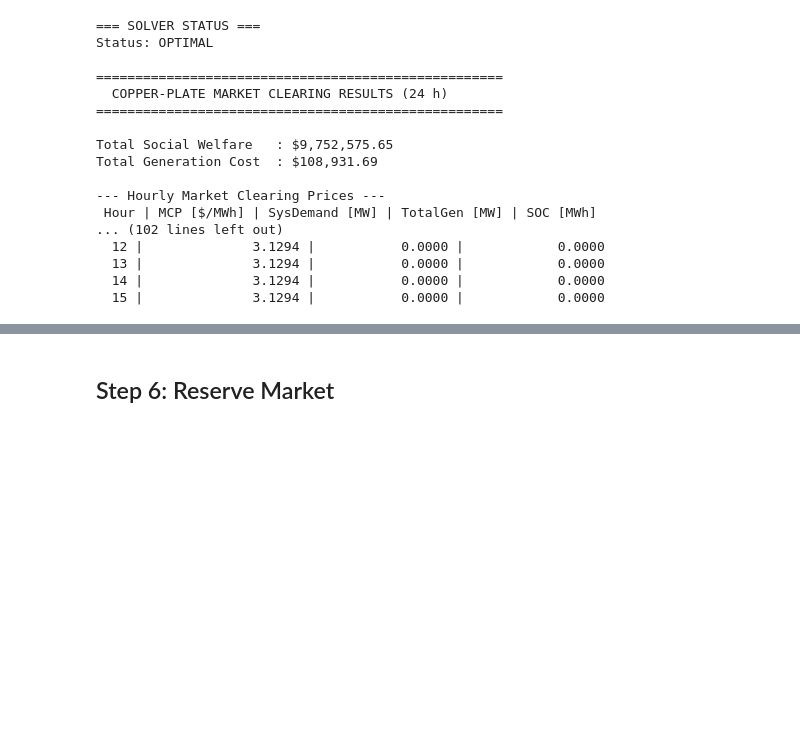
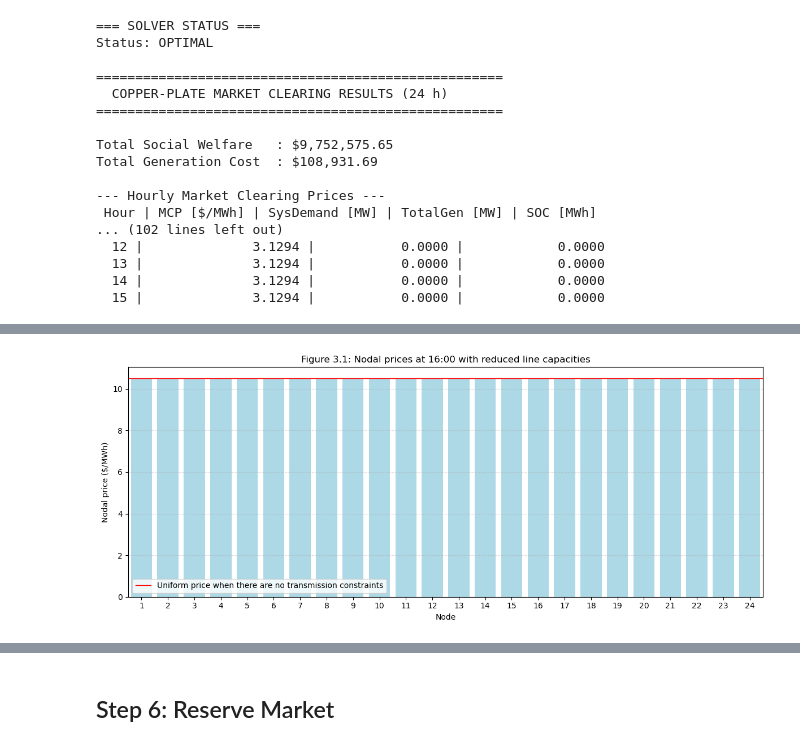
Before and after one commit to chunziker/group_26_assignment_1_REM, a Jupyter notebook: assignment_1.ipynb, the cells around one changed output, grey strips where cells are left out. Saved outputs shown, nothing was run; the diff lists cells and outputs as text; code cells hidden in the pictures; blank space fills up the shorter version.

```diff
--- a/assignment_1.ipynb
+++ b/assignment_1.ipynb
@@ -778,0 +797,3 @@ Total Generation Cost  : $108,931.69
+# %%
+# Create the optimization model
+nodal_model = gp.Model("Optimization_Step_3")
@@ -778,0 +942,17 @@ Total Generation Cost  : $108,931.69
+# %%
+#check status and print results for prices and SW
+
+
+if nodal_model.status == GRB.OPTIMAL:
+    optimal_objective_ex3 = nodal_model.objVal
+    optimal_production_variables_ex3 = [production_variables_ex3[g.unit_id].x for g in generators]
+    optimal_consumption_variables_ex3 = [consumption_variables_ex3[c.load_id].x for c in consumers]
+
+    nodal_price = {} # create dictionary to store nodal prices
+
+    for n in N:
+        pi = nodal_model.getConstrByName(f"power_balance_node_{n}").Pi
+        nodal_price[n] = pi
+        print(n, pi)
+
+    print (f"Optimal objective value (Social Welfare): {optimal_objective_ex3}")
@@ -778,0 +1063,27 @@ Total Generation Cost  : $108,931.69
+# %%
+#-------------------------------
+# Plotting Figure 3.1
+#-------------------------------
+
+ref_price = 10.52
+
+nodes_sorted = sorted(nodal_price.keys())
+prices_sorted = [nodal_price[n] for n in nodes_sorted]
+
+plt.figure(figsize=(12, 5))
+plt.bar(nodes_sorted, prices_sorted, color="lightblue")          # column graph
+plt.axhline(ref_price, linewidth=1, color="red",
+            label="Uniform price when there are no transmission constraints")  # horizontal line at 10.52
+
+plt.xlabel("Node")
+plt.ylabel("Nodal price ($/MWh)")
+plt.title("Figure 3.1: Nodal prices at 16:00 with reduced line capacities")
+plt.xticks(nodes_sorted)                     # show all node ticks (1..24)
+plt.xlim(min(nodes_sorted) - 0.5, max(nodes_sorted) + 0.5)  # remove gaps at edges
+plt.grid(axis="y", linestyle="--", alpha=0.4)
+plt.legend()
+
+plt.tight_layout()
+plt.show()
+# %% [output]
+[figure, added]
```
Also changed, not shown: parts of 26 cells of this notebook.
